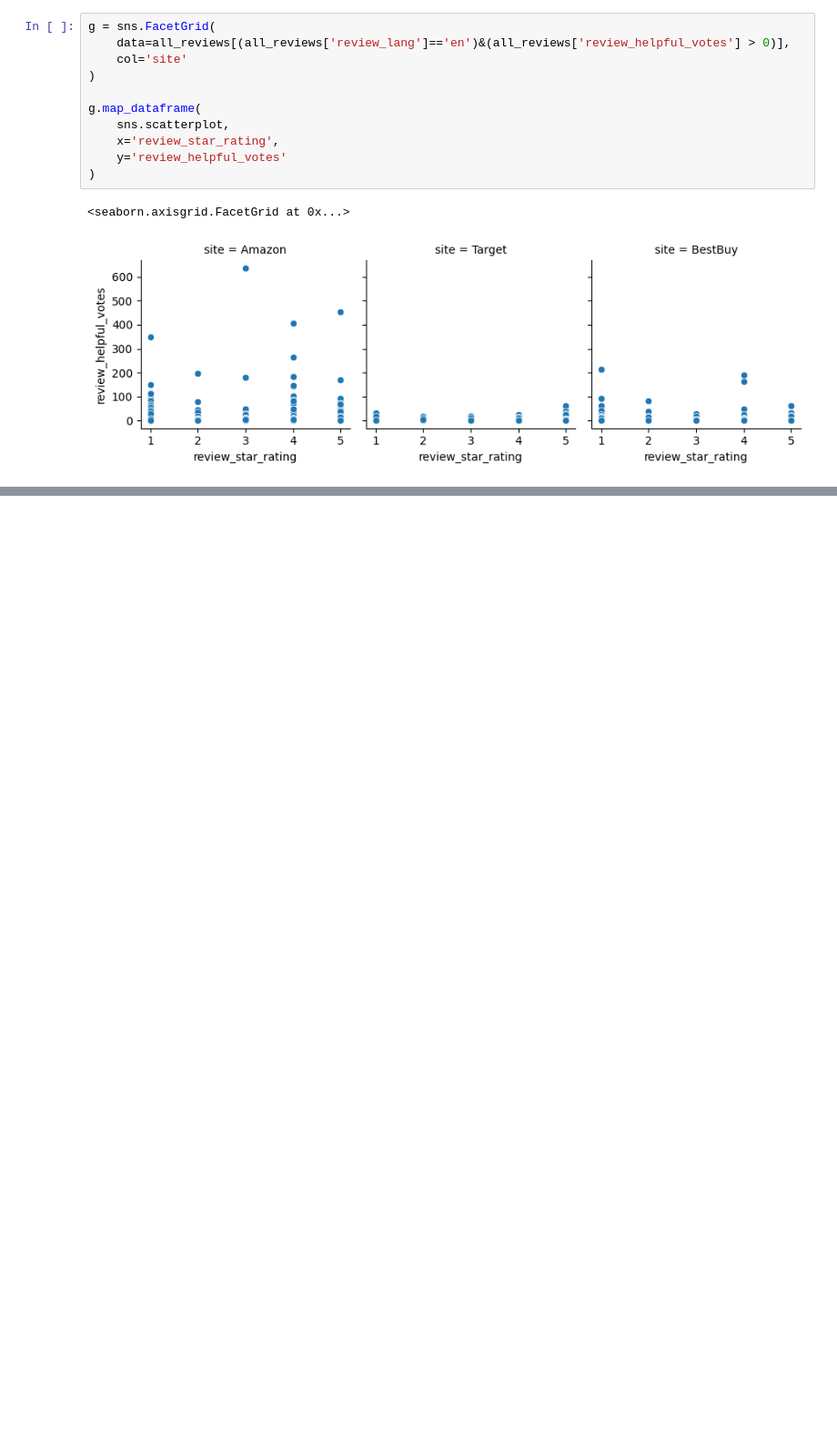
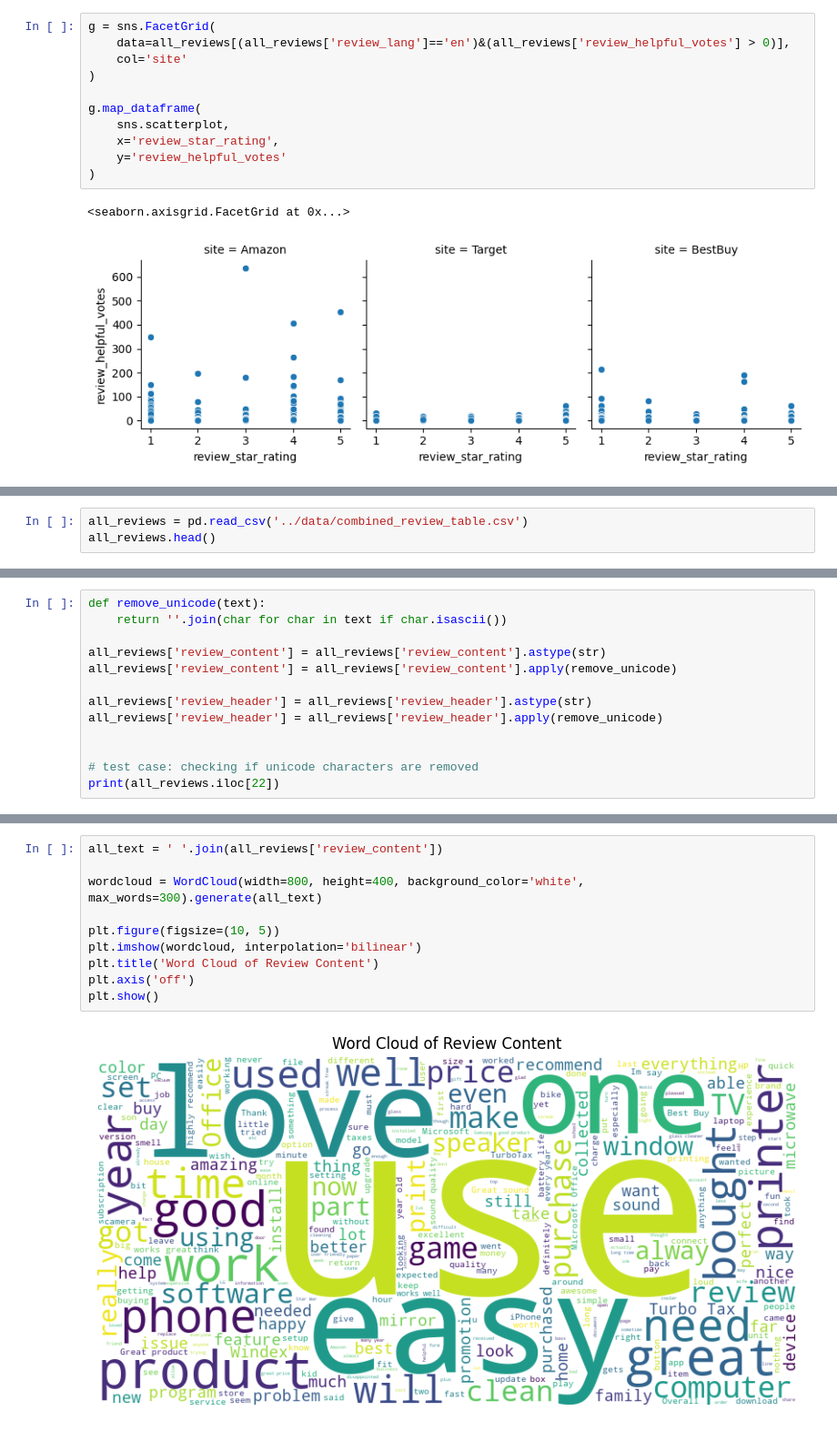
Before and after one commit to aneeshkhole/Perceived-Usefulness-of-online-customer-reviews, a Jupyter notebook: src/Data Combine and Clean.ipynb, the cells around one changed output, grey strips where cells are left out. Shown at 91% size. Drawn from its saved outputs; the diff is of its cells as text; blank space fills up the shorter version.

Commit message:
Remove unicode chars

```diff
--- a/src/Data Combine and Clean.ipynb
+++ b/src/Data Combine and Clean.ipynb
@@ -458,0 +481,3 @@ g.map_dataframe(
+# %%
+all_reviews = pd.read_csv('../data/combined_review_table.csv')
+all_reviews.head()
@@ -458,0 +491,13 @@ g.map_dataframe(
+# %%
+def remove_unicode(text):
+    return ''.join(char for char in text if char.isascii())
+
+all_reviews['review_content'] = all_reviews['review_content'].astype(str)
+all_reviews['review_content'] = all_reviews['review_content'].apply(remove_unicode)
+
+all_reviews['review_header'] = all_reviews['review_header'].astype(str)
+all_reviews['review_header'] = all_reviews['review_header'].apply(remove_unicode)
+
+
+# test case: checking if unicode characters are removed
+print(all_reviews.iloc[22])
@@ -458,0 +525,12 @@ g.map_dataframe(
+# %%
+all_text = ' '.join(all_reviews['review_content'])
+
+wordcloud = WordCloud(width=800, height=400, background_color='white', max_words=300).generate(all_text)
+
+plt.figure(figsize=(10, 5))
+plt.imshow(wordcloud, interpolation='bilinear')
+plt.title('Word Cloud of Review Content')
+plt.axis('off')
+plt.show()
+# %% [output]
+[figure, added]
```
Also changed, not shown: parts of 7 cells of this notebook, 1 other file.
